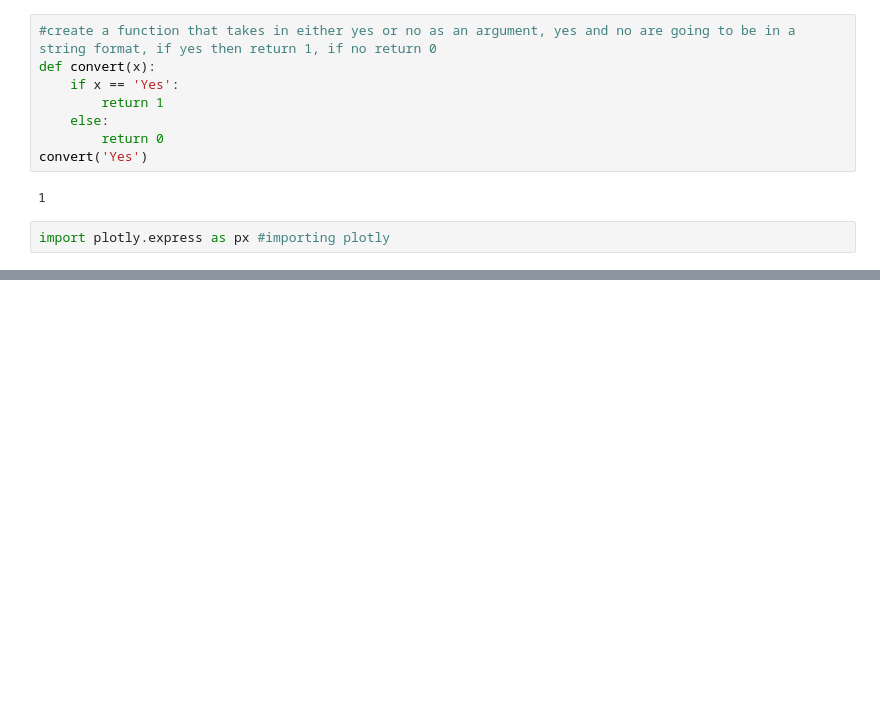
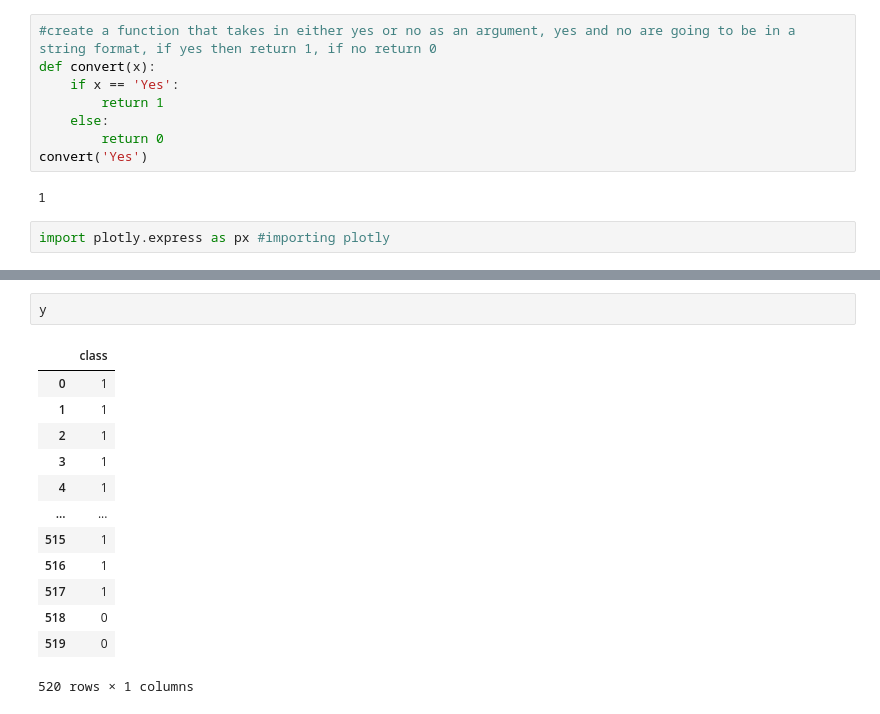
Before and after one commit to ryand0n/SC2022-BatchD-electric-pythons, a Jupyter notebook: Zachary Evan Shiff/Project EDA/EDA.ipynb, the cells around one changed output, grey strips where cells are left out. Saved outputs shown, nothing was run; the diff lists cells and outputs as text; blank space fills up the shorter version.

```diff
--- a/Zachary Evan Shiff/Project EDA/EDA.ipynb
+++ b/Zachary Evan Shiff/Project EDA/EDA.ipynb
@@ -119 +197,17 @@ df_class = df['class'].value_counts().to_frame().reset_index()
+# %%
+y
+# %% [output]
+|  | class |
+| 0 | 1 |
+| 1 | 1 |
+| 2 | 1 |
+| 3 | 1 |
+| 4 | 1 |
+| ... | ... |
+| 515 | 1 |
+| 516 | 1 |
+| 517 | 1 |
+| 518 | 0 |
+| 519 | 0 |
+520 rows × 1 columns
 # %%
```
Also changed, not shown: parts of 25 cells of this notebook, 18 other files.
